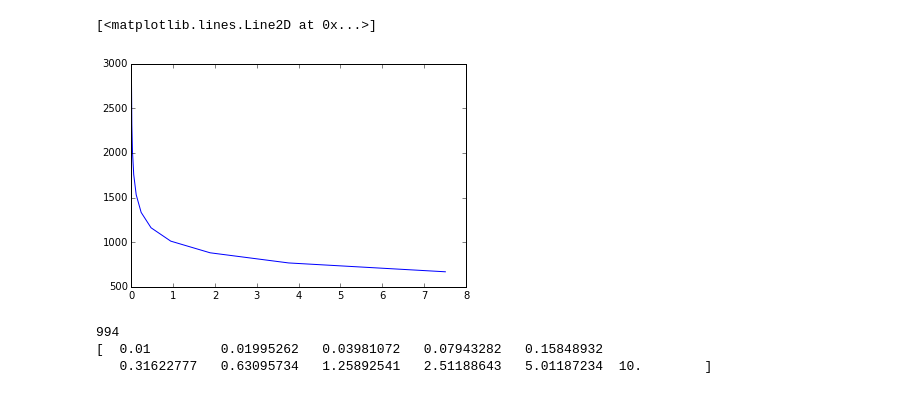
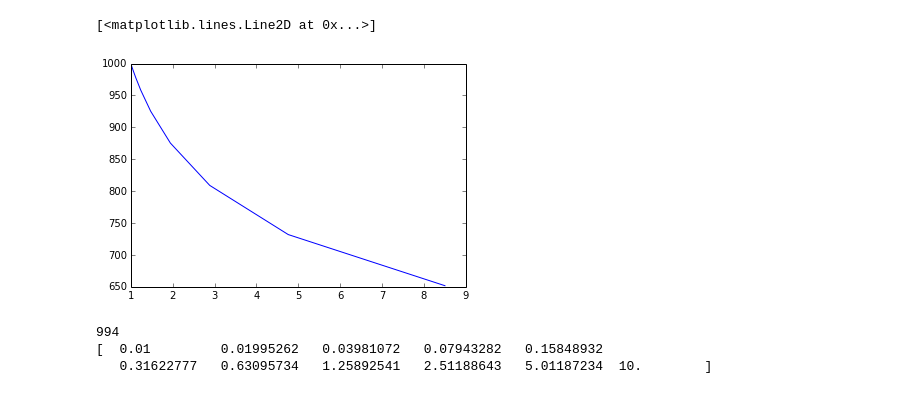
Before and after one commit to ondrejiayc/PH366_final_project, a Jupyter notebook: mock_data.ipynb, the cells around one changed output. Cells and saved outputs as stored; diff of their text form; code cells hidden in the pictures.

```diff
--- a/mock_data.ipynb
+++ b/mock_data.ipynb
@@ -5,15 +5,23 @@ import matplotlib.pyplot as plt
 
 %matplotlib inline
 # %%
+def nu_int(r_lim, k):
+    x = r_lim
+    #print ((k-1)*((k**2-6*k+6.)))
+    #print ((k**2-3*k+2)*np.power(x,2)+2*(k-1.)*x+2)
+    return -np.power((x+1.), (1-k))*((k**2-3*k+2)*np.power(x,2)+2*(k-1.)*x+2)/((k-1)*(k**2-5*k+6.))
 def nuProfile(Ntot,radii,k=-3.):
-    nu0 = Ntot*k/((1+radii[-1])**(k+1)-1)
-    return (nu0*((1+radii[1:])**(k+1)-(1+radii[:-1])**(k+1))/k).astype(int)
+    nu0 = Ntot / (4.*np.pi*nu_int(radii[-1], k)-nu_int(0., k))
+    print nu0
+    return (nu0*(nu_int(radii[1:],k) - nu_int(radii[:-1],k))).astype(int)
 
 radii = np.append(0,np.logspace(-2,1.,11))
+radii = np.linspace(0,10, 11)
 print radii
-plt.xscale('log')
-plt.yscale('log')
-plt.plot(radii[1:],nuProfile(1000,radii),'b+')
+#plt.xscale('log')
+#plt.yscale('log')
+#plt.plot(radii[1:],nuProfile(1000,radii),'b+')
 print np.sum(nuProfile(1000,radii))
+print nuProfile(1000,radii)
 #plt.plot(np.power((1+np.linspace(0,10,10)),-3))
 # %% [output]
@@ -25,11 +33,12 @@ print np.sum(nuProfile(1000,radii))
 # %%
 def sigmaProfile(radii,sigMax=1000,k=-.2):
-    return sigMax*(0.5*(radii[1:]+radii[:-1]))**k
 
-plt.plot(0.5*(radii[1:]+radii[:-1]),sigmaProfile(radii))
+    return sigMax*(1.+0.5*(radii[1:]+radii[:-1]))**k
+
+plt.plot(1.+0.5*(radii[1:]+radii[:-1]),sigmaProfile(radii))
 # %% [output]
 [<matplotlib.lines.Line2D at 0x...>]
-[figure, old version]
+[figure, new version]
 # %%
 def createMockData(radii,Ntot=1000,sigMax=1000,kindex=-3,sigmaindex=-0.2): #total Ngals, no of shells
     clusterData = np.zeros((Ntot,5))
```
Also changed, not shown: parts of 1 cell of this notebook, 1 other file.
